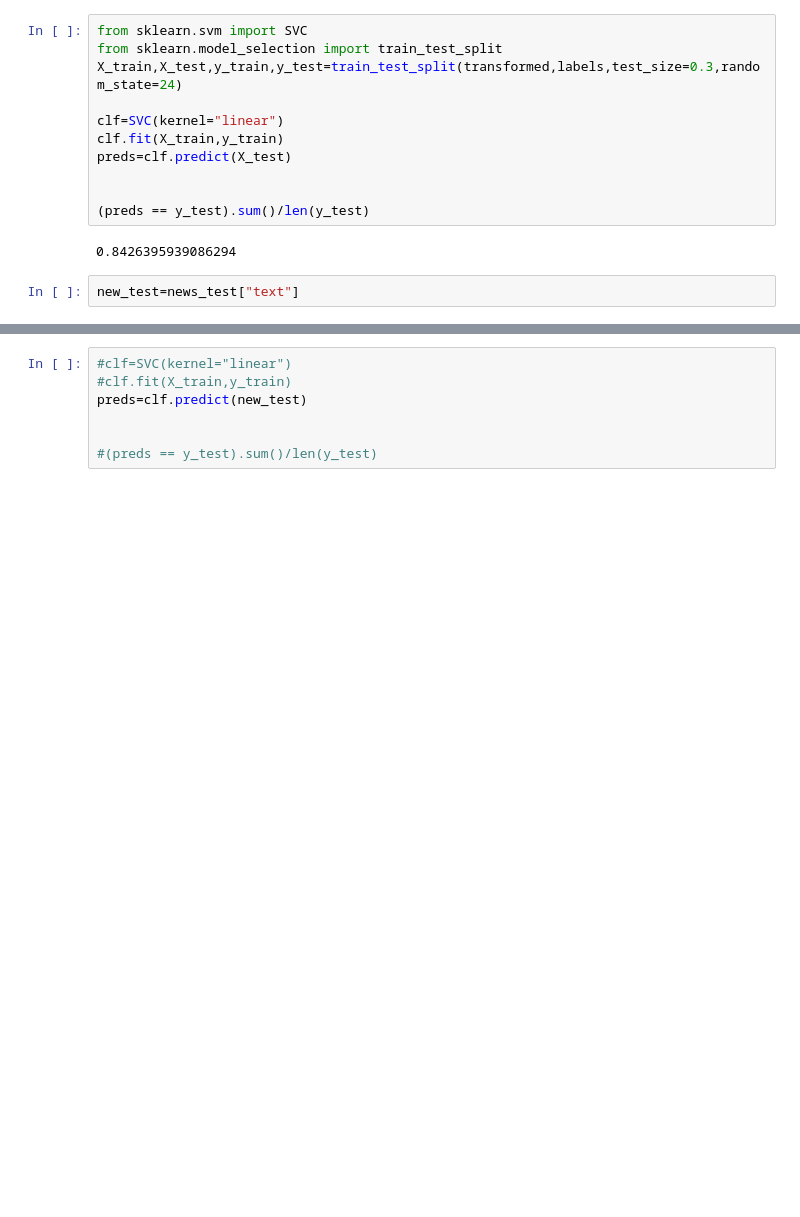
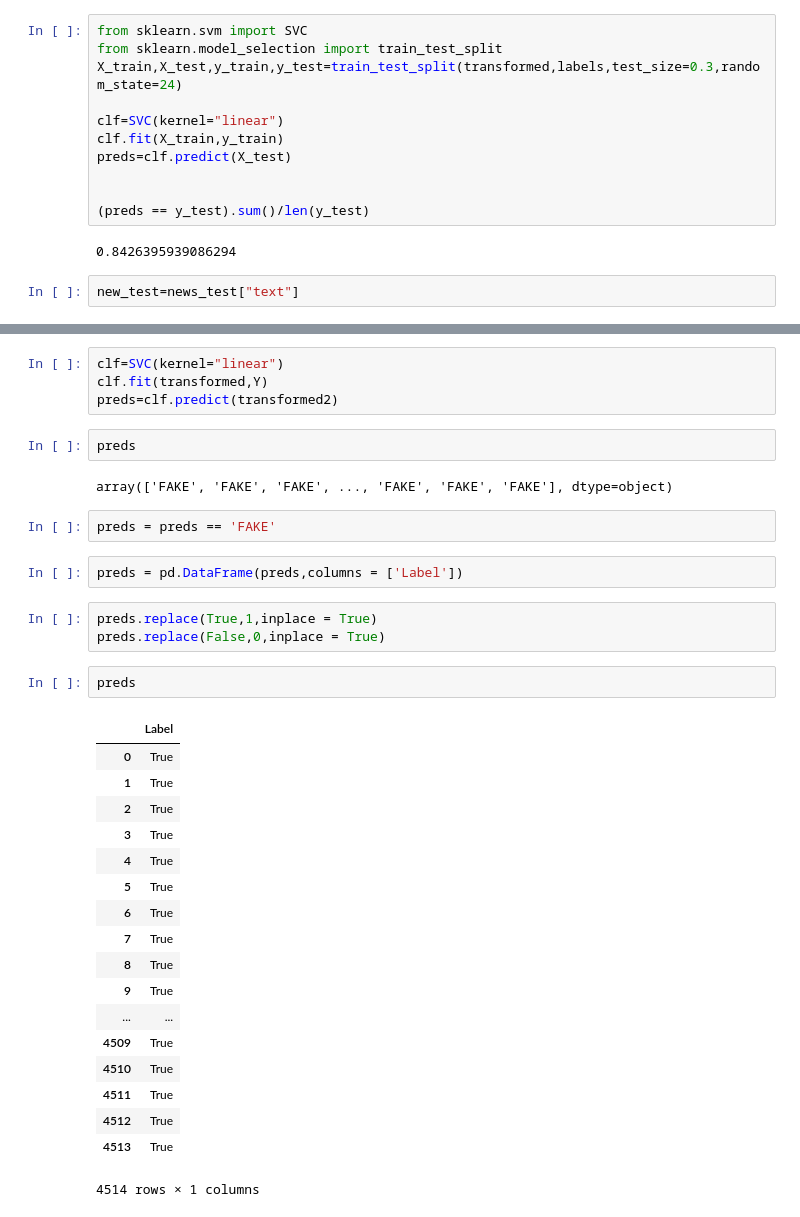
Before and after one commit to manan-arya/Fake_News, a Jupyter notebook: news_predictor.ipynb, the cells around one changed output, grey strips where cells are left out. Cells and saved outputs as stored; diff of their text form; blank space fills up the shorter version.

Commit message:
Problem: All the predictions show 'Fake'

```diff
--- a/news_predictor.ipynb
+++ b/news_predictor.ipynb
@@ -235,7 +253,36 @@ vectorizer.vocabulary_
 # %%
-#clf=SVC(kernel="linear")
-#clf.fit(X_train,y_train)
-preds=clf.predict(new_test)
-
-
-#(preds == y_test).sum()/len(y_test)
+clf=SVC(kernel="linear")
+clf.fit(transformed,Y)
+preds=clf.predict(transformed2)
+# %%
+preds
+# %% [output]
+array(['FAKE', 'FAKE', 'FAKE', ..., 'FAKE', 'FAKE', 'FAKE'], dtype=object)
+# %%
+preds = preds == 'FAKE'
+# %%
+preds = pd.DataFrame(preds,columns = ['Label'])
+# %%
+preds.replace(True,1,inplace = True)
+preds.replace(False,0,inplace = True)
+# %%
+preds
+# %% [output]
+|  | Label |
+| 0 | True |
+| 1 | True |
+| 2 | True |
+| 3 | True |
+| 4 | True |
+| 5 | True |
+| 6 | True |
+| 7 | True |
+| 8 | True |
+| 9 | True |
+| ... | ... |
+| 4509 | True |
+| 4510 | True |
+| 4511 | True |
+| 4512 | True |
+| 4513 | True |
+4514 rows × 1 columns
```
Also changed, not shown: parts of 6 cells of this notebook.
